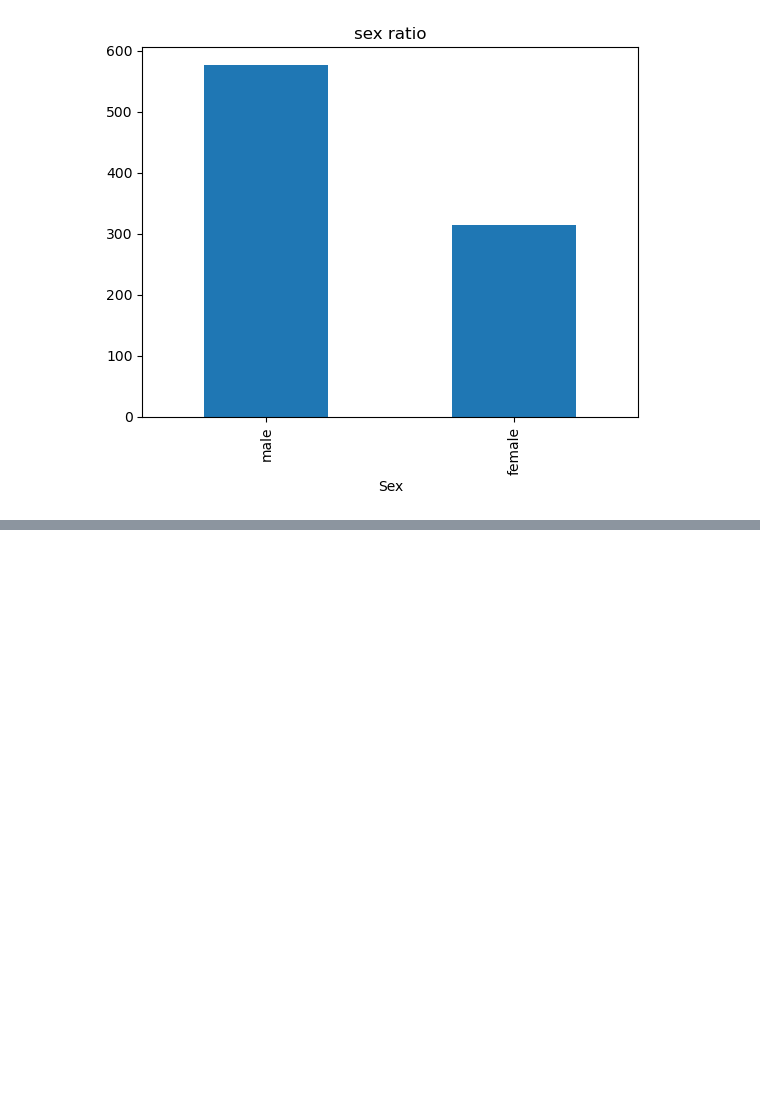
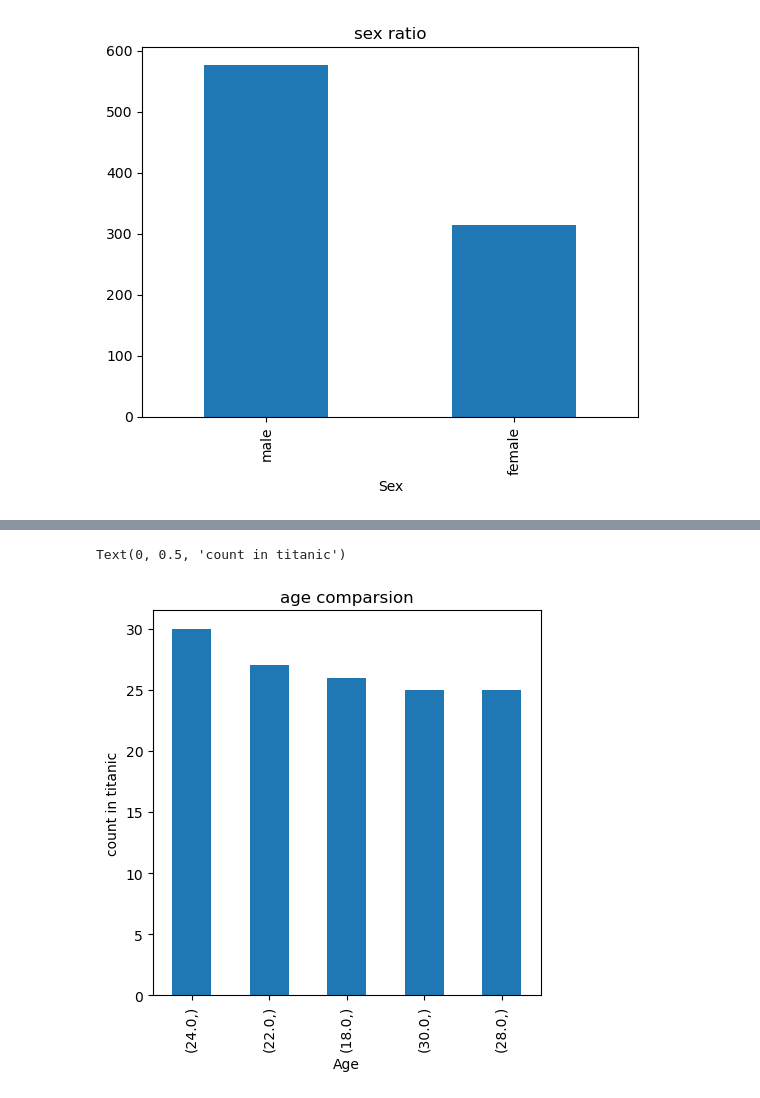
Before and after one commit to madhukarreddydonala/TITANIC-DATA-ANALYSIS, a Jupyter notebook: notebooks/dataexploring.ipynb, the cells around one changed output, grey strips where cells are left out. Cells and saved outputs as stored; diff of their text form; code cells hidden in the pictures; blank space fills up the shorter version.

```diff
--- a/notebooks/dataexploring.ipynb
+++ b/notebooks/dataexploring.ipynb
@@ -145,0 +157,8 @@ df['Sex'].value_counts().plot(kind='bar',title='sex ratio')
+# %%
+## checking  most common age and gender
+plt.figure(figsize=(5,5))
+df[['Age']].value_counts().head(5).plot(kind='bar',title='age comparsion')
+plt.ylabel('count in titanic')
+# %% [output]
+Text(0, 0.5, 'count in titanic')
+[figure, added]
```
Also changed, not shown: parts of 4 cells of this notebook.
